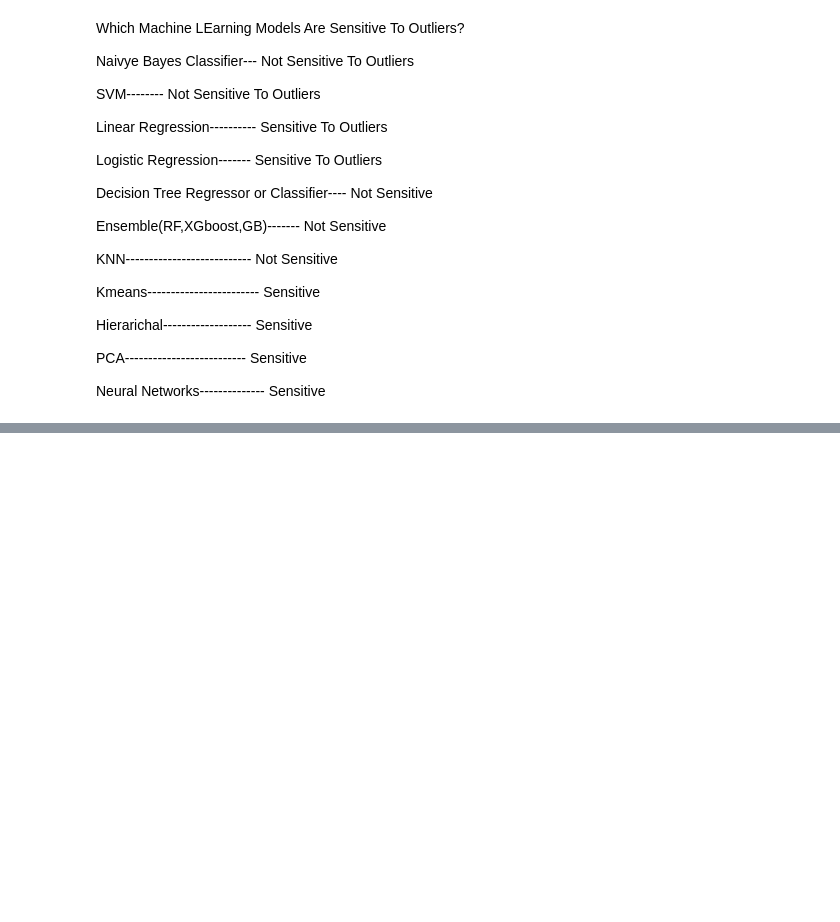
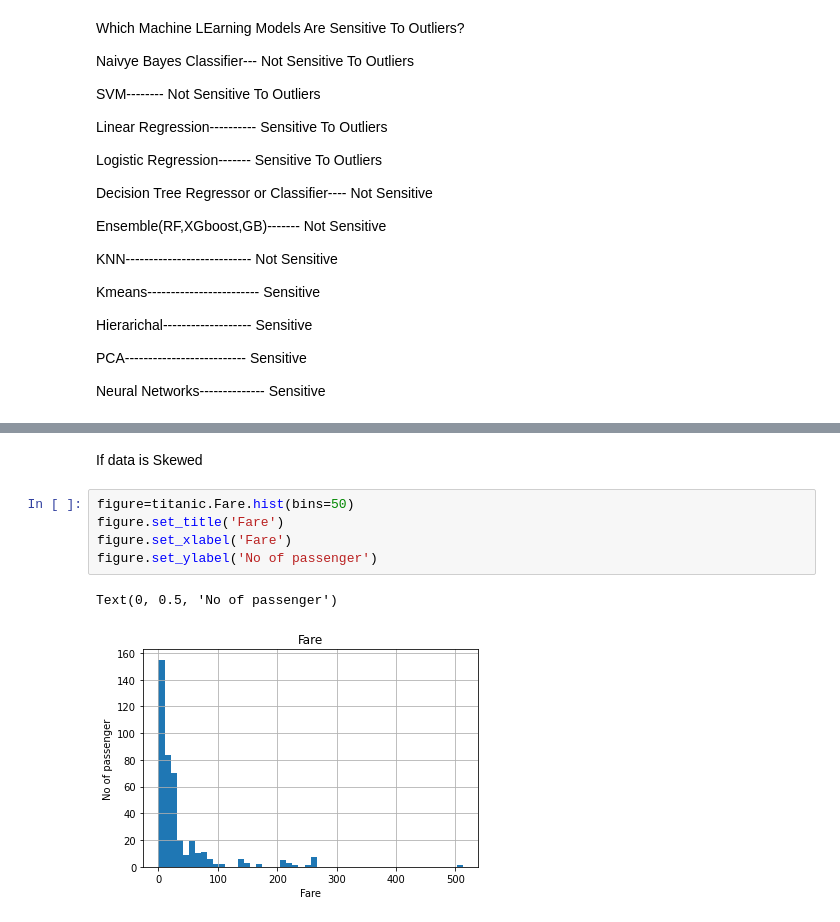
Before and after one commit to RahulDogra-92/Covid19-Data-Analysis-using-Folium-Map, a Jupyter notebook: How_to_fix_Outliers.ipynb, the cells around one changed output, grey strips where cells are left out. Cells and saved outputs as stored; diff of their text form; blank space fills up the shorter version.

```diff
--- a/How_to_fix_Outliers.ipynb
+++ b/How_to_fix_Outliers.ipynb
@@ -224,0 +302,10 @@ Neural Networks-------------- Sensitive
+# %% [markdown]
+If data is Skewed
+# %%
+figure=titanic.Fare.hist(bins=50)
+figure.set_title('Fare')
+figure.set_xlabel('Fare')
+figure.set_ylabel('No of passenger')
+# %% [output]
+Text(0, 0.5, 'No of passenger')
+[figure, added]
```
Also changed, not shown: parts of 24 cells of this notebook.
